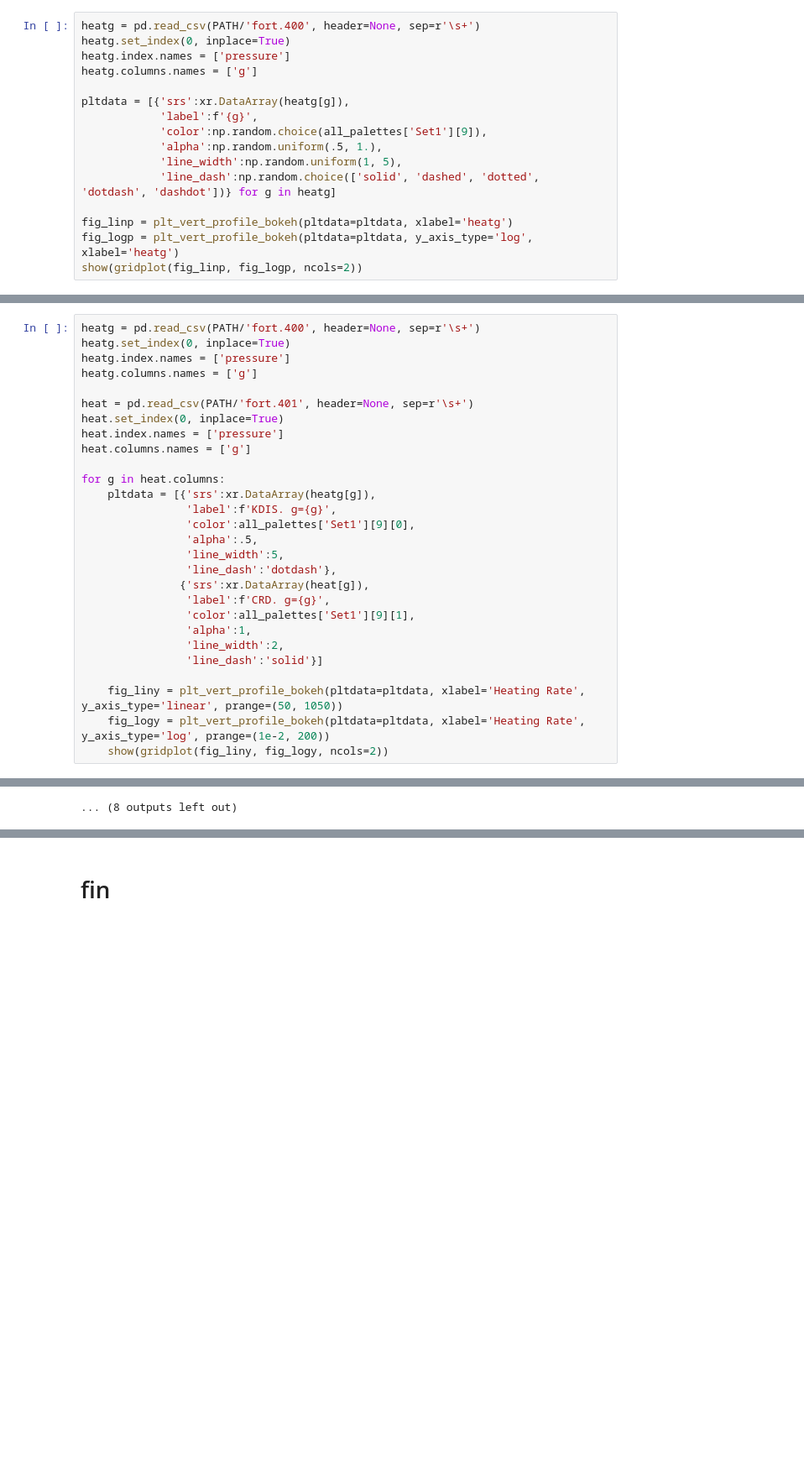
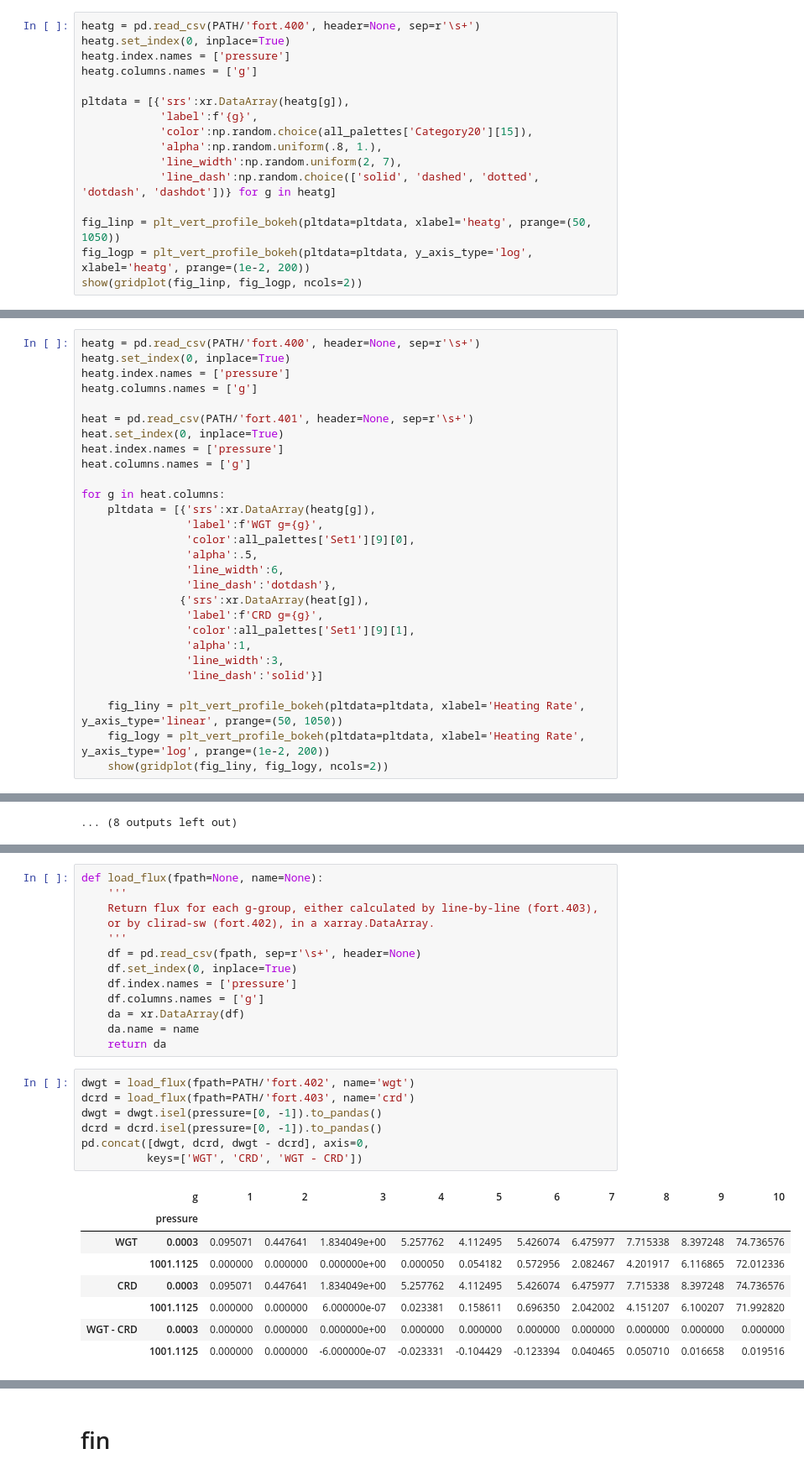
Before and after one commit to qAp/analysis_-_new_kdist_param_sw, a Jupyter notebook: band09_-_h2o_atmpro_-_mls_-_cosz_0.2588.ipynb, the cells around one changed output, grey strips where cells are left out. Shown at 84% size. Drawn from its saved outputs; the diff is of its cells as text; blank space fills up the shorter version.

```diff
--- a/band09_-_h2o_atmpro_-_mls_-_cosz_0.2588.ipynb
+++ b/band09_-_h2o_atmpro_-_mls_-_cosz_0.2588.ipynb
@@ -87,13 +82,13 @@ heatg.columns.names = ['g']
 
 pltdata = [{'srs':xr.DataArray(heatg[g]),
             'label':f'{g}',
-            'color':np.random.choice(all_palettes['Set1'][9]),
-            'alpha':np.random.uniform(.5, 1.),
-            'line_width':np.random.uniform(1, 5),
+            'color':np.random.choice(all_palettes['Category20'][15]),
+            'alpha':np.random.uniform(.8, 1.),
+            'line_width':np.random.uniform(2, 7),
             'line_dash':np.random.choice(['solid', 'dashed', 'dotted', 'dotdash', 'dashdot'])} for g in heatg]
 
-fig_linp = plt_vert_profile_bokeh(pltdata=pltdata, xlabel='heatg')
-fig_logp = plt_vert_profile_bokeh(pltdata=pltdata, y_axis_type='log', xlabel='heatg')
+fig_linp = plt_vert_profile_bokeh(pltdata=pltdata, xlabel='heatg', prange=(50, 1050))
+fig_logp = plt_vert_profile_bokeh(pltdata=pltdata, y_axis_type='log', xlabel='heatg', prange=(1e-2, 200))
 show(gridplot(fig_linp, fig_logp, ncols=2))
 # %% [output]
 [interactive output not drawn]
@@ -113,16 +108,16 @@ heat.columns.names = ['g']
 
 for g in heat.columns:
     pltdata = [{'srs':xr.DataArray(heatg[g]),
-                'label':f'KDIS. g={g}',
+                'label':f'WGT g={g}',
                 'color':all_palettes['Set1'][9][0],
                 'alpha':.5,
-                'line_width':5,
+                'line_width':6,
                 'line_dash':'dotdash'},
                {'srs':xr.DataArray(heat[g]),
-                'label':f'CRD. g={g}',
+                'label':f'CRD g={g}',
                 'color':all_palettes['Set1'][9][1],
                 'alpha':1,
-                'line_width':2,
+                'line_width':3,
                 'line_dash':'solid'}]
 
     fig_liny = plt_vert_profile_bokeh(pltdata=pltdata, xlabel='Heating Rate', y_axis_type='linear', prange=(50, 1050))
@@ -149,0 +163,29 @@ for g in heat.columns:
+# %%
+def load_flux(fpath=None, name=None):
+    '''
+    Return flux for each g-group, either calculated by line-by-line (fort.403),
+    or by clirad-sw (fort.402), in a xarray.DataArray.
+    '''
+    df = pd.read_csv(fpath, sep=r'\s+', header=None)
+    df.set_index(0, inplace=True)
+    df.index.names = ['pressure']
+    df.columns.names = ['g']
+    da = xr.DataArray(df)
+    da.name = name
+    return da
+# %%
+dwgt = load_flux(fpath=PATH/'fort.402', name='wgt')
+dcrd = load_flux(fpath=PATH/'fort.403', name='crd')
+dwgt = dwgt.isel(pressure=[0, -1]).to_pandas()
+dcrd = dcrd.isel(pressure=[0, -1]).to_pandas()
+pd.concat([dwgt, dcrd, dwgt - dcrd], axis=0,
+          keys=['WGT', 'CRD', 'WGT - CRD'])
+# %% [output]
+|  | g | 1 | 2 | 3 | 4 | 5 | 6 | 7 | 8 | 9 | 10 |
+|  | pressure |  |  |  |  |  |  |  |  |  |  |
+| WGT | 0.0003 | 0.095071 | 0.447641 | 1.834049e+00 | 5.257762 | 4.112495 | 5.426074 | 6.475977 | 7.715338 | 8.397248 | 74.736576 |
+|  | 1001.1125 | 0.000000 | 0.000000 | 0.000000e+00 | 0.000050 | 0.054182 | 0.572956 | 2.082467 | 4.201917 | 6.116865 | 72.012336 |
+| CRD | 0.0003 | 0.095071 | 0.447641 | 1.834049e+00 | 5.257762 | 4.112495 | 5.426074 | 6.475977 | 7.715338 | 8.397248 | 74.736576 |
+|  | 1001.1125 | 0.000000 | 0.000000 | 6.000000e-07 | 0.023381 | 0.158611 | 0.696350 | 2.042002 | 4.151207 | 6.100207 | 71.992820 |
+| WGT - CRD | 0.0003 | 0.000000 | 0.000000 | 0.000000e+00 | 0.000000 | 0.000000 | 0.000000 | 0.000000 | 0.000000 | 0.000000 | 0.000000 |
+|  | 1001.1125 | 0.000000 | 0.000000 | -6.000000e-07 | -0.023331 | -0.104429 | -0.123394 | 0.040465 | 0.050710 | 0.016658 | 0.019516 |
```
Also changed, not shown: parts of 17 cells of this notebook.
